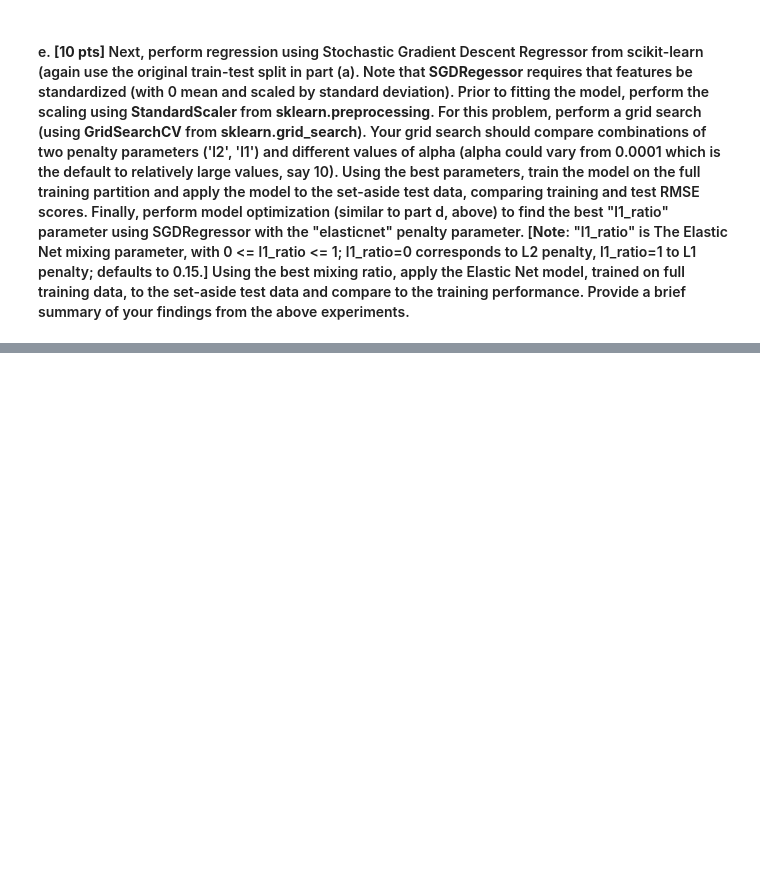
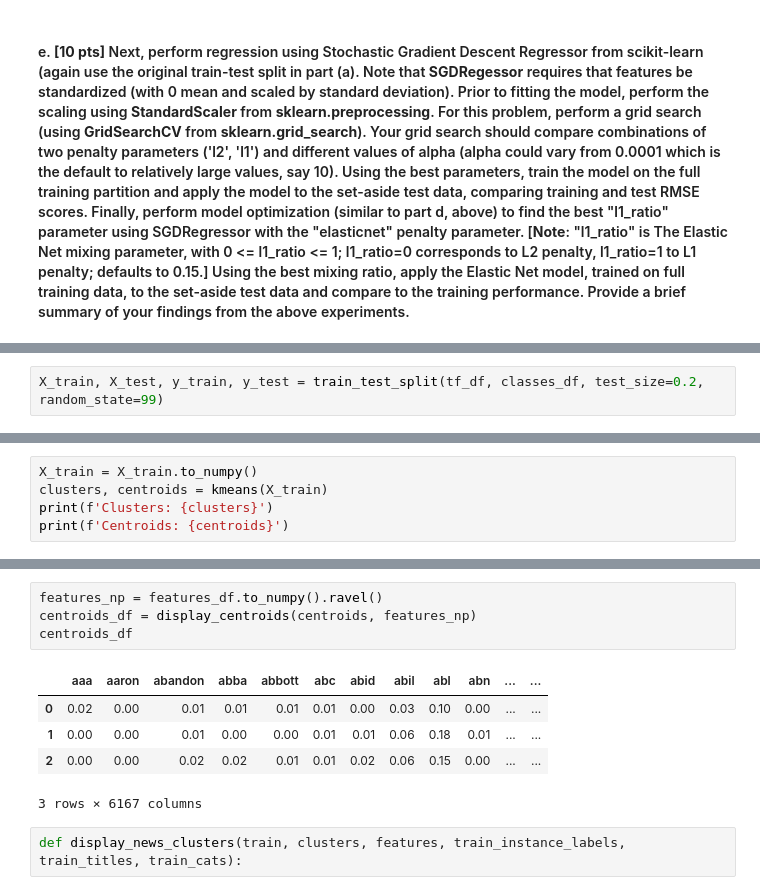
Before and after one commit to joneshshrestha/machine-learning-python, a Jupyter notebook: Regression Analysis/regression_analysis.ipynb, the cells around one changed output, grey strips where cells are left out. Drawn from its saved outputs; the diff is of its cells as text; blank space fills up the shorter version.

Commit message:
add document clustering

```diff
--- a/Regression Analysis/regression_analysis.ipynb
+++ b/Regression Analysis/regression_analysis.ipynb
@@ -544,0 +749,2 @@ _In the result from the graph, the training RSME increased and cross-validation
+# %%
+X_train, X_test, y_train, y_test = train_test_split(tf_df, classes_df, test_size=0.2, random_state=99)
@@ -544,0 +846,5 @@ _In the result from the graph, the training RSME increased and cross-validation
+# %%
+X_train = X_train.to_numpy()
+clusters, centroids = kmeans(X_train)
+print(f'Clusters: {clusters}')
+print(f'Centroids: {centroids}')
@@ -544,0 +877,12 @@ _In the result from the graph, the training RSME increased and cross-validation
+# %%
+features_np = features_df.to_numpy().ravel()
+centroids_df = display_centroids(centroids, features_np)
+centroids_df
+# %% [output]
+|  | aaa | aaron | abandon | abba | abbott | abc | abid | abil | abl | abn | ... | ... |
+| 0 | 0.02 | 0.00 | 0.01 | 0.01 | 0.01 | 0.01 | 0.00 | 0.03 | 0.10 | 0.00 | ... | ... |
+| 1 | 0.00 | 0.00 | 0.01 | 0.00 | 0.00 | 0.01 | 0.01 | 0.06 | 0.18 | 0.01 | ... | ... |
+| 2 | 0.00 | 0.00 | 0.02 | 0.02 | 0.01 | 0.01 | 0.02 | 0.06 | 0.15 | 0.00 | ... | ... |
+3 rows × 6167 columns
+# %%
+def display_news_clusters(train, clusters, features, train_instance_labels, train_titles, train_cats):
```
Also changed, not shown: parts of 41 cells of this notebook, 6 other files.
